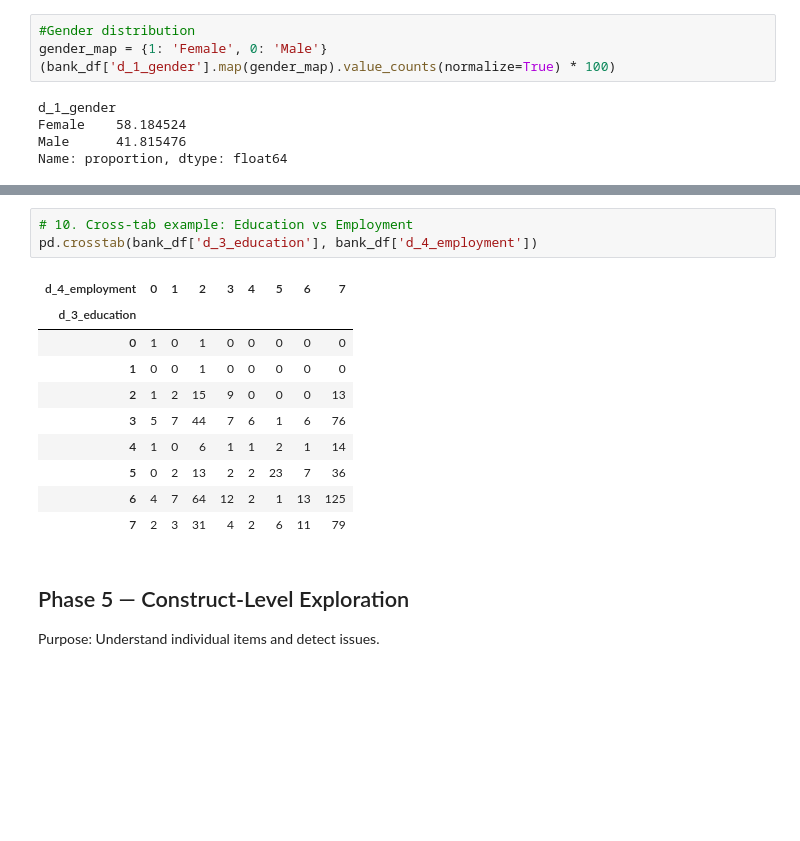
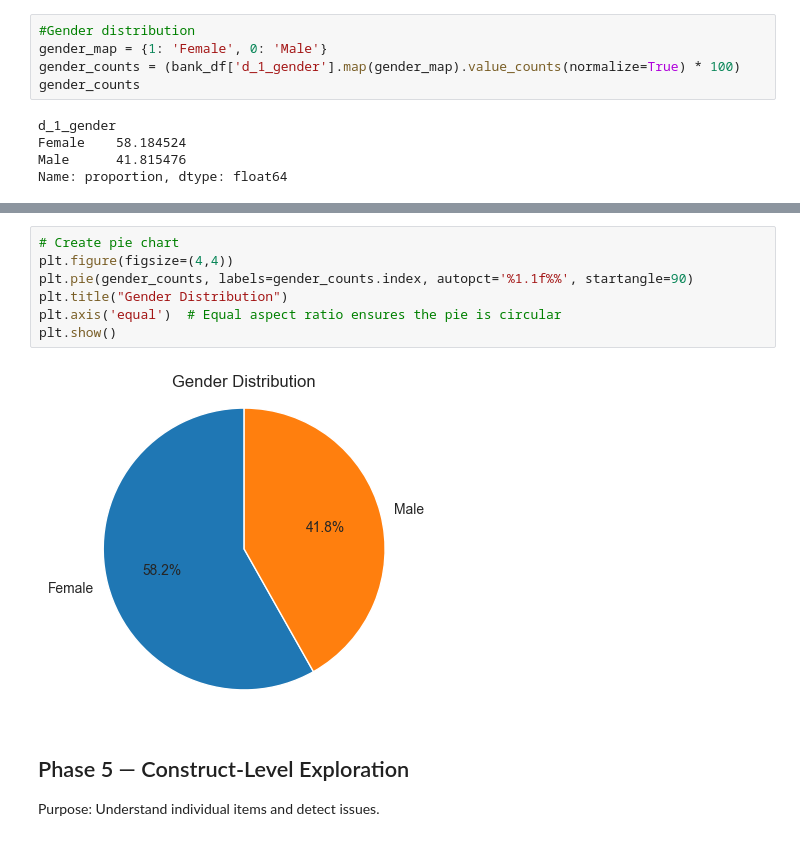
Before and after one commit to Emigbanam/Bank-customer-survey-eda, a Jupyter notebook: Bank Customer Survey - EDA.ipynb, the cells around one changed output, grey strips where cells are left out. Saved outputs shown, nothing was run; the diff lists cells and outputs as text; blank space fills up the shorter version.

```diff
--- a/Bank Customer Survey - EDA.ipynb
+++ b/Bank Customer Survey - EDA.ipynb
@@ -302,7 +333,8 @@ Purpose: Validate distributions vs PDF reference.
 # %%
 #Gender distribution
 gender_map = {1: 'Female', 0: 'Male'}
-(bank_df['d_1_gender'].map(gender_map).value_counts(normalize=True) * 100)
+gender_counts = (bank_df['d_1_gender'].map(gender_map).value_counts(normalize=True) * 100)
+gender_counts
 # %% [output]
 d_1_gender
 Female    58.184524
@@ -321,17 +343,12 @@ plt.show()
-# %%
-# 10. Cross-tab example: Education vs Employment
-pd.crosstab(bank_df['d_3_education'], bank_df['d_4_employment'])
-# %% [output]
-| d_4_employment | 0 | 1 | 2 | 3 | 4 | 5 | 6 | 7 |
-| d_3_education |  |  |  |  |  |  |  |  |
-| 0 | 1 | 0 | 1 | 0 | 0 | 0 | 0 | 0 |
-| 1 | 0 | 0 | 1 | 0 | 0 | 0 | 0 | 0 |
-| 2 | 1 | 2 | 15 | 9 | 0 | 0 | 0 | 13 |
-| 3 | 5 | 7 | 44 | 7 | 6 | 1 | 6 | 76 |
-| 4 | 1 | 0 | 6 | 1 | 1 | 2 | 1 | 14 |
-| 5 | 0 | 2 | 13 | 2 | 2 | 23 | 7 | 36 |
-| 6 | 4 | 7 | 64 | 12 | 2 | 1 | 13 | 125 |
-| 7 | 2 | 3 | 31 | 4 | 2 | 6 | 11 | 79 |
+# %%
+# Create pie chart
+plt.figure(figsize=(4,4))
+plt.pie(gender_counts, labels=gender_counts.index, autopct='%1.1f%%', startangle=90)
+plt.title("Gender Distribution")
+plt.axis('equal')  # Equal aspect ratio ensures the pie is circular
+plt.show()
+# %% [output]
+[figure, added]
 # %% [markdown]
 Phase 5 — Construct-Level Exploration
 ----
```
Also changed, not shown: parts of 3 cells of this notebook.
